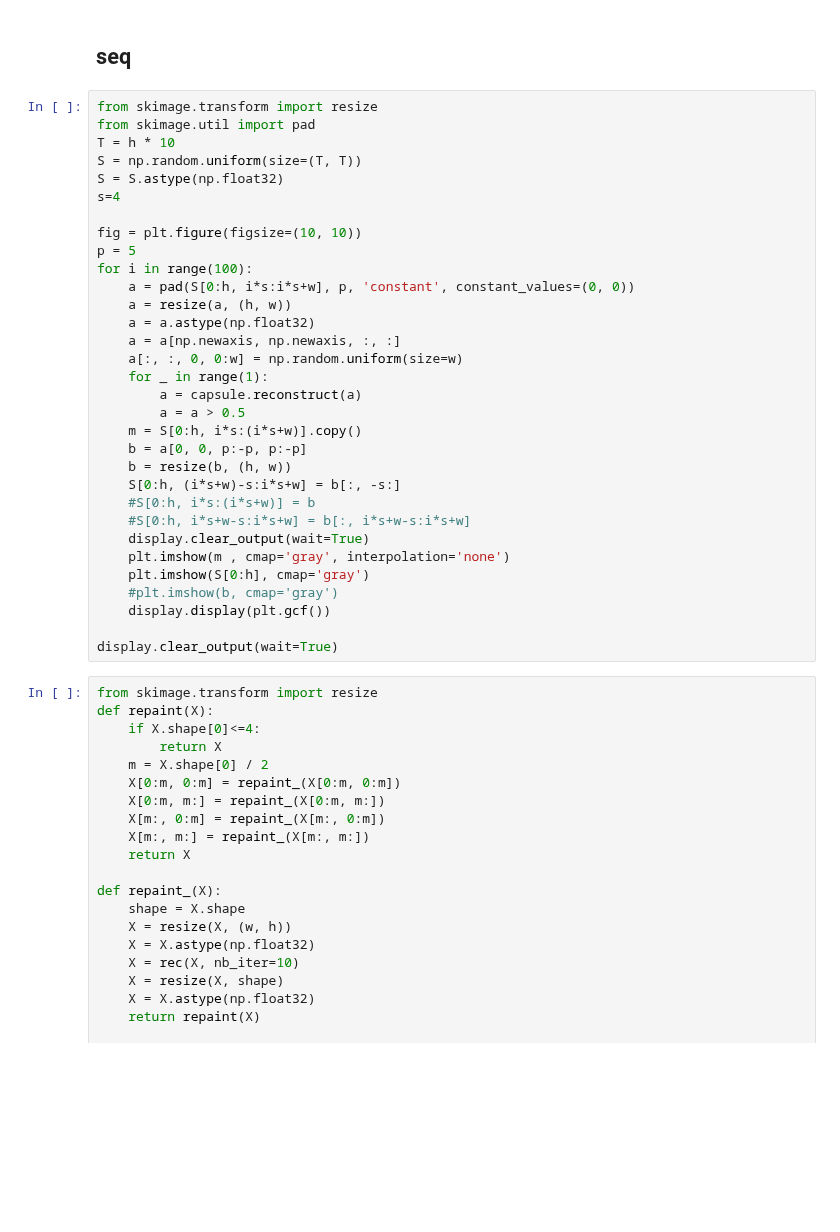
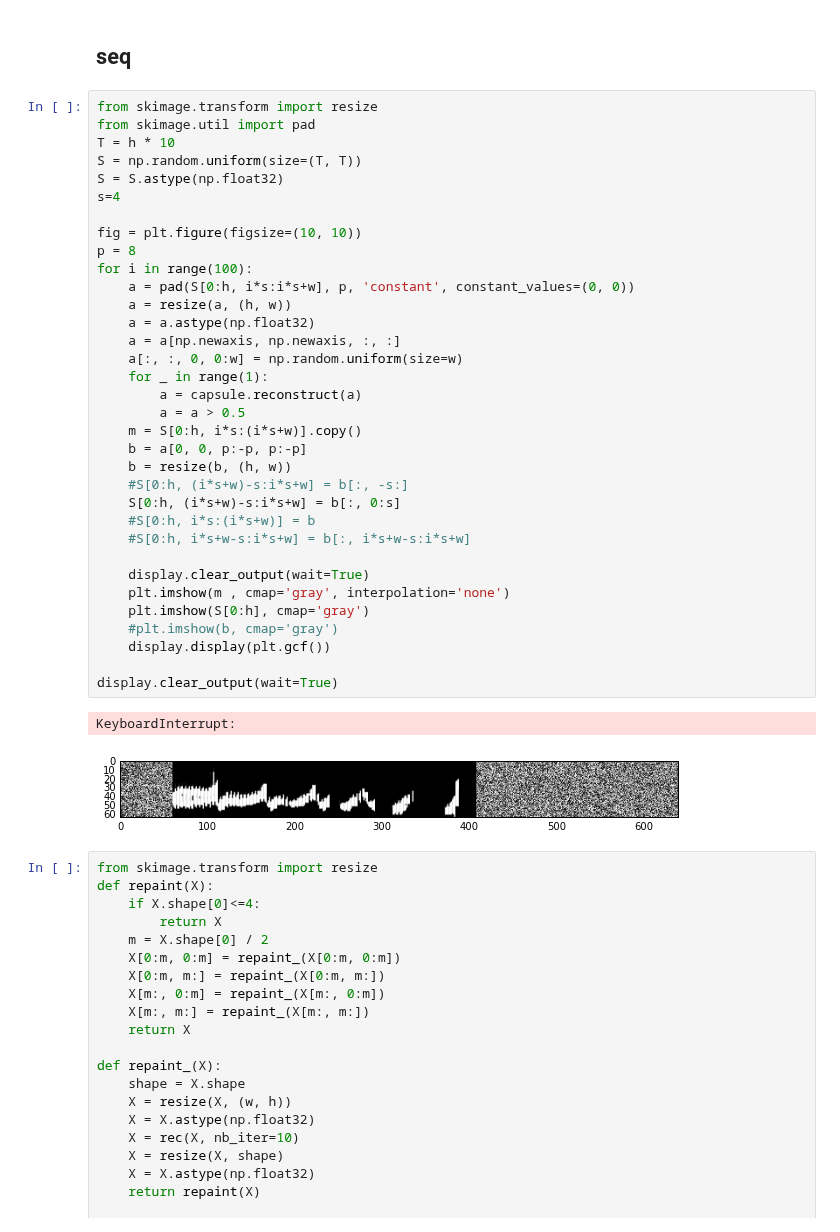
Before and after one commit to mehdidc/feature_generation, a Jupyter notebook: ipynb/generatesimple.ipynb, the cells around one changed output. Saved outputs shown, nothing was run; the diff lists cells and outputs as text; blank space fills up the shorter version.

```diff
--- a/ipynb/generatesimple.ipynb
+++ b/ipynb/generatesimple.ipynb
@@ -619,35 +633,40 @@ KeyboardInterrupt:
 # %%
 from skimage.transform import resize
 from skimage.util import pad
 T = h * 10
 S = np.random.uniform(size=(T, T))
 S = S.astype(np.float32)
 s=4
 
 fig = plt.figure(figsize=(10, 10))
-p = 5
+p = 8
 for i in range(100):
     a = pad(S[0:h, i*s:i*s+w], p, 'constant', constant_values=(0, 0))
     a = resize(a, (h, w))
     a = a.astype(np.float32)
     a = a[np.newaxis, np.newaxis, :, :]
     a[:, :, 0, 0:w] = np.random.uniform(size=w)
     for _ in range(1):
         a = capsule.reconstruct(a)
         a = a > 0.5
     m = S[0:h, i*s:(i*s+w)].copy()
     b = a[0, 0, p:-p, p:-p]
     b = resize(b, (h, w))
-    S[0:h, (i*s+w)-s:i*s+w] = b[:, -s:]
+    #S[0:h, (i*s+w)-s:i*s+w] = b[:, -s:]
+    S[0:h, (i*s+w)-s:i*s+w] = b[:, 0:s]
     #S[0:h, i*s:(i*s+w)] = b
     #S[0:h, i*s+w-s:i*s+w] = b[:, i*s+w-s:i*s+w]
+
     display.clear_output(wait=True)
     plt.imshow(m , cmap='gray', interpolation='none')
     plt.imshow(S[0:h], cmap='gray')
     #plt.imshow(b, cmap='gray')
     display.display(plt.gcf())
 
 display.clear_output(wait=True)
+# %% [output]
+KeyboardInterrupt:
+[figure, added]
 # %%
 from skimage.transform import resize
 def repaint(X):
```
Also changed, not shown: parts of 4 cells of this notebook, 3 other files.
